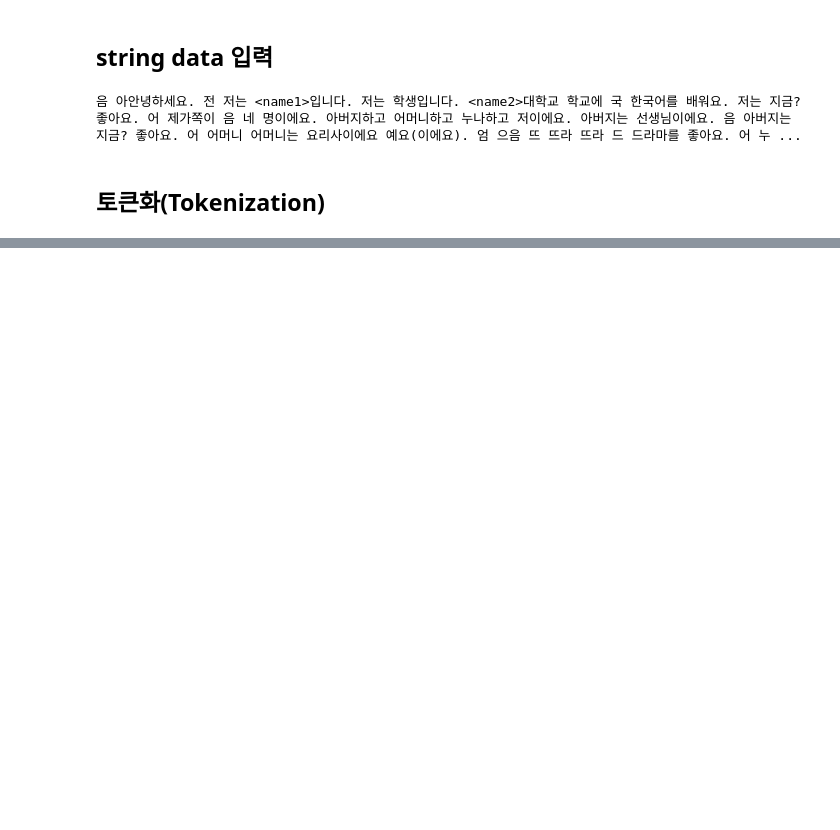
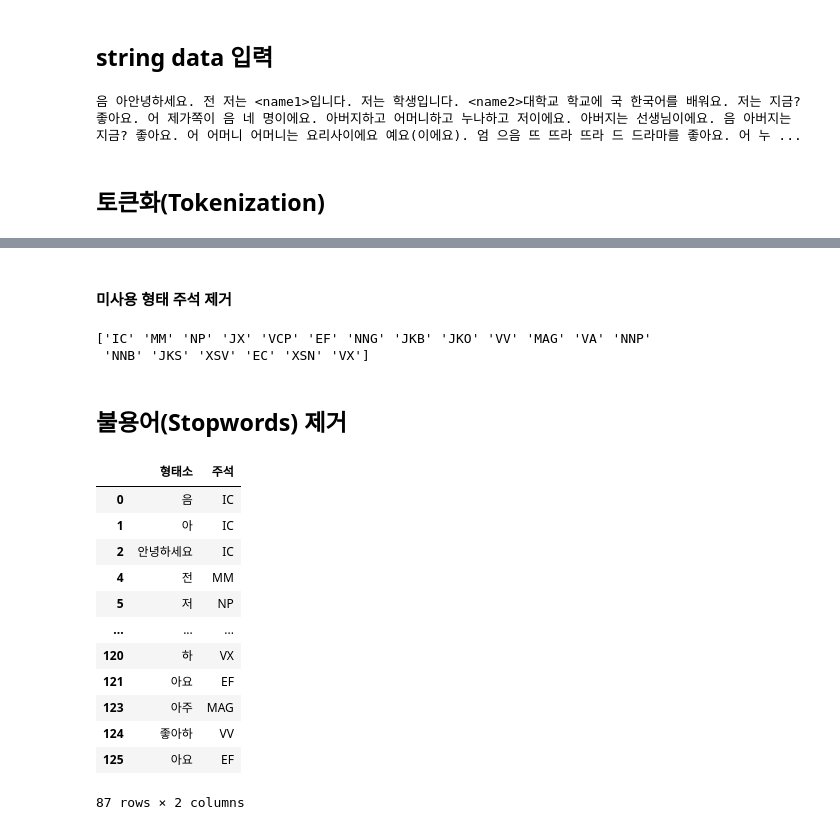
Before and after one commit to jj-bro/Korean-Speaking-Assessment, a Jupyter notebook: 발음평가_전처리.ipynb, the cells around one changed output, grey strips where cells are left out. Saved outputs shown, nothing was run; the diff lists cells and outputs as text; code cells hidden in the pictures; blank space fills up the shorter version.

```diff
--- a/발음평가_전처리.ipynb
+++ b/발음평가_전처리.ipynb
@@ -109,0 +103,46 @@ TypeError: expected string or bytes-like object, got 'list'
+# %% [markdown]
+#### 미사용 형태 주석 제거
+# %%
+## 미사용 형태 주석 제거
+using_pos = ['NP', 'NNG', 'XSA', 'EP', 'EF', 'JX', 'NNP', 'JKB', 'XSV', 'EC', 'VX', 'ETM', 'XSN', 'VCP', 'VV', 'VA', 'JKS', 'MAG', 'XR', 'JC', 'NA', 'VCN', 'MM', 'ETN', 'MAJ', 'JKG', 'JKC', 'IC', 'NNB', 'NR', 'JKO', 'XPN', 'JKQ']
+
+df_data = df_data[df_data['주석'].isin(using_pos)]
+
+print(df_data['주석'].unique())
+# %% [output]
+['IC' 'MM' 'NP' 'JX' 'VCP' 'EF' 'NNG' 'JKB' 'JKO' 'VV' 'MAG' 'VA' 'NNP'
+ 'NNB' 'JKS' 'XSV' 'EC' 'XSN' 'VX']
+# %% [markdown]
+## 불용어(Stopwords) 제거
+# %%
+## stopwords 리스트 생성
+txt_tmp = open("./koreanStopwords.txt", 'r', encoding="utf-8")
+
+stopwords = []
+while True:
+    line = txt_tmp.readline()
+    if not line: break
+    form, pos, _ = line.split()
+    stopwords.append([form, pos])
+
+txt_tmp.close()
+
+## stopwords 제거
+for f, p in stopwords:
+    df_data = df_data[~((df_data["형태소"] == f) & (df_data["주석"] == p))]
+
+df_data
+# %% [output]
+|  | 형태소 | 주석 |
+| 0 | 음 | IC |
+| 1 | 아 | IC |
+| 2 | 안녕하세요 | IC |
+| 4 | 전 | MM |
+| 5 | 저 | NP |
+| ... | ... | ... |
+| 120 | 하 | VX |
+| 121 | 아요 | EF |
+| 123 | 아주 | MAG |
+| 124 | 좋아하 | VV |
+| 125 | 아요 | EF |
+87 rows × 2 columns
```
Also changed, not shown: parts of 6 cells of this notebook, 1 other file.
